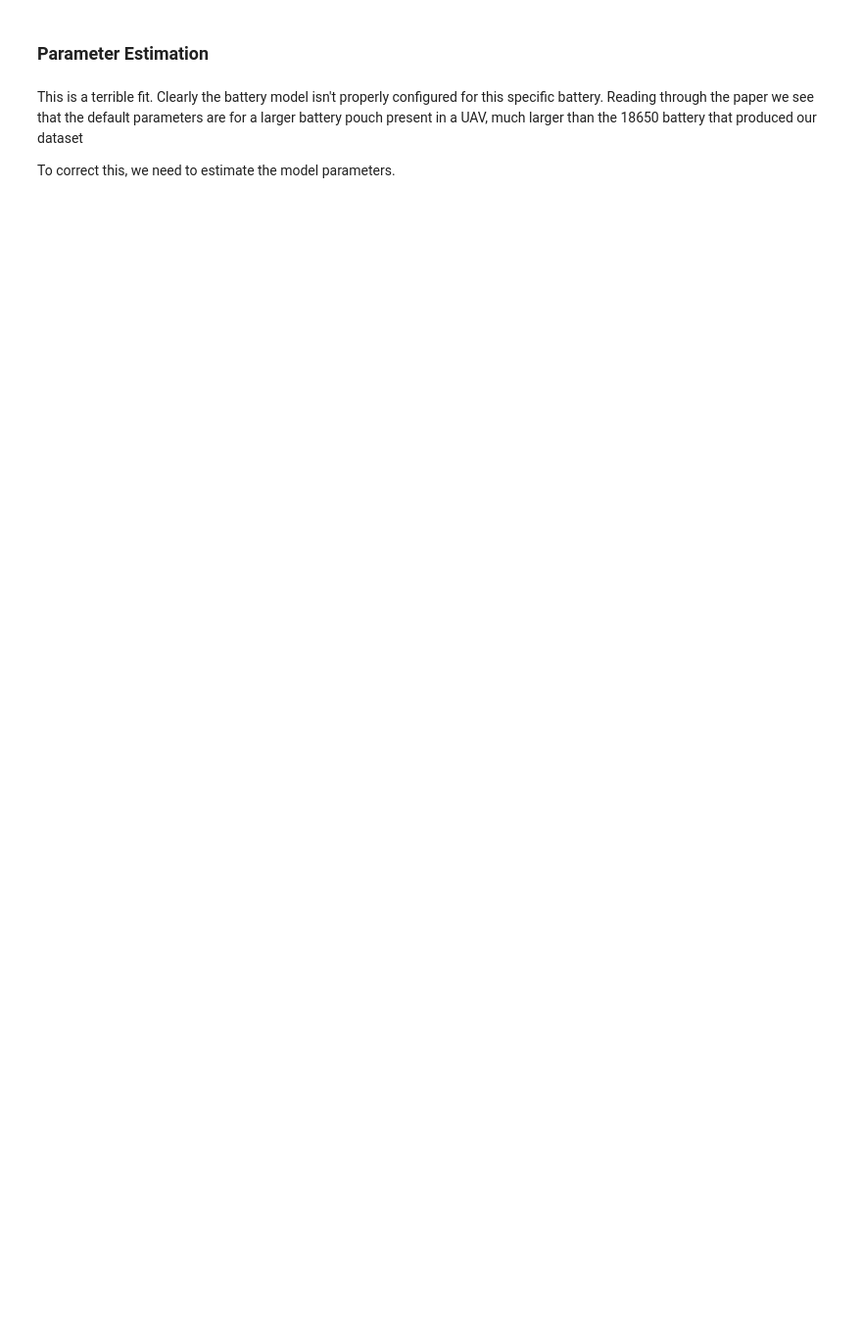
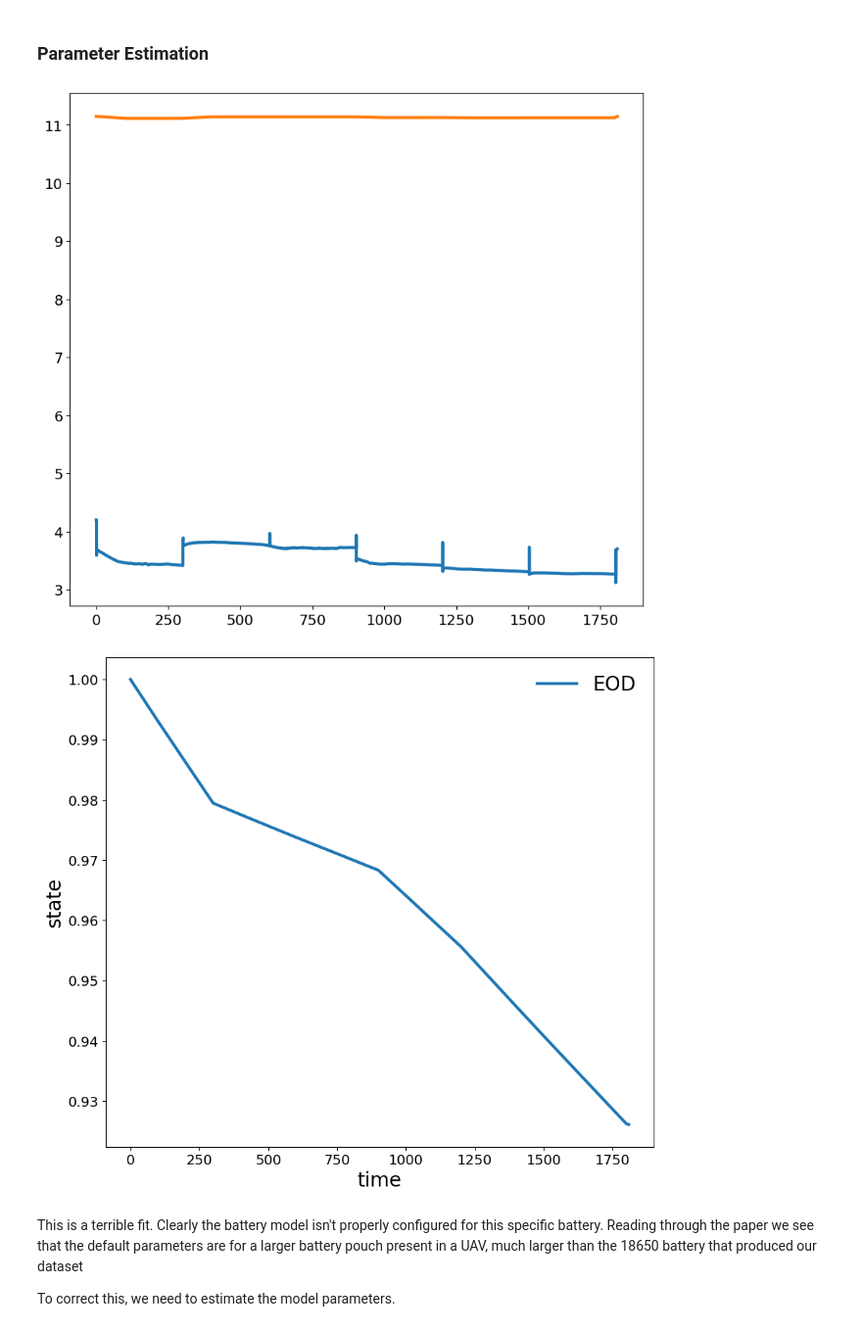
Before and after one commit to nasa/progpy, a Jupyter notebook: examples/2024PHMTutorial.ipynb, the cells around one changed output. Shown at 98% size. Cells and saved outputs as stored; diff of their text form; code cells hidden in the pictures; blank space fills up the shorter version.

Commit message:
Updates -using model

```diff
--- a/examples/2024PHMTutorial.ipynb
+++ b/examples/2024PHMTutorial.ipynb
@@ -396,11 +508,4 @@ w1, 2 and 3 are omitted (process noise, which is covered by ProgPy)
 Note: wont actually subclass in practice, but it's to demonstrate
-# %%
-class SimplifiedEquivilantCircuit(PrognosticsModel):
-    inputs = ['P']
-    states = [
-        'R_int',
-        'SOC',
-        'E_crit']
 # %%
 class SimplifiedEquivilantCircuit(SimplifiedEquivilantCircuit):
     default_parameters = {
@@ -420,7 +524,7 @@ class SimplifiedEquivilantCircuit(SimplifiedEquivilantCircuit):
 # %%
 class SimplifiedEquivilantCircuit(SimplifiedEquivilantCircuit):
     def next_state(self, x, u, dt):
-        x['SOC'] = x['SOC'] - u['P'] * dt / x['E_crit']
+        x['SOC'] = x['SOC'] - u['P'] * dt / self['E_crit']
 
         return x
 # %% [markdown]
@@ -451,7 +555,7 @@ class SimplifiedEquivilantCircuit(SimplifiedEquivilantCircuit):
         'P']
 
     def next_state(self, x, u, dt):
-        x['SOC'] = x['SOC'] - u['P'] * dt / x['E_crit']
+        x['SOC'] = x['SOC'] - u['P'] * dt / self['E_crit']
         x['P'] = u['P']
 
         return x
@@ -477,8 +581,8 @@ class SimplifiedEquivilantCircuit(SimplifiedEquivilantCircuit):
     outputs = ['v']
     def output(self, x):
         v_oc = self['v_L'] - self['lambda']**(self['gamma']*x['SOC']) - self['mu'] * math.exp(-self['beta']* math.sqrt(x['SOC']))
-        i = (v_oc - math.sqrt(v_oc**2 - 4 * x['R_int'] * x['P']))/(2 * x['R_int'])
-        v = v_oc - i * x['R_int']
+        i = (v_oc - math.sqrt(v_oc**2 - 4 * self['R_int'] * x['P']))/(2 * x['R_int'])
+        v = v_oc - i * self['R_int']
         return self.OutputContainer({
             'v': v})
 # %% [markdown]
@@ -518,9 +627,12 @@ result = m.simulate_to(random_walk_dataset['absoluteTime'].iloc[-1], future_load
 # %%
 from matplotlib import pyplot as plt
 plt.figure()
 plt.plot(times_rw, [z for z in random_walk_dataset['voltage']])
 plt.plot(result.times, [z['v'] for z in result.outputs])
-fig = result.event_state.plot()
+fig = result.event_states.plot()
+# %% [output]
+[figure, added]
+[figure, added]
 # %% [markdown]
 This is a terrible fit. Clearly the battery model isn't properly configured for this specific battery. Reading through the paper we see that the default parameters are for a larger battery pouch present in a UAV, much larger than the 18650 battery that produced our dataset
 
```
Also changed, not shown: parts of 46 cells of this notebook.
